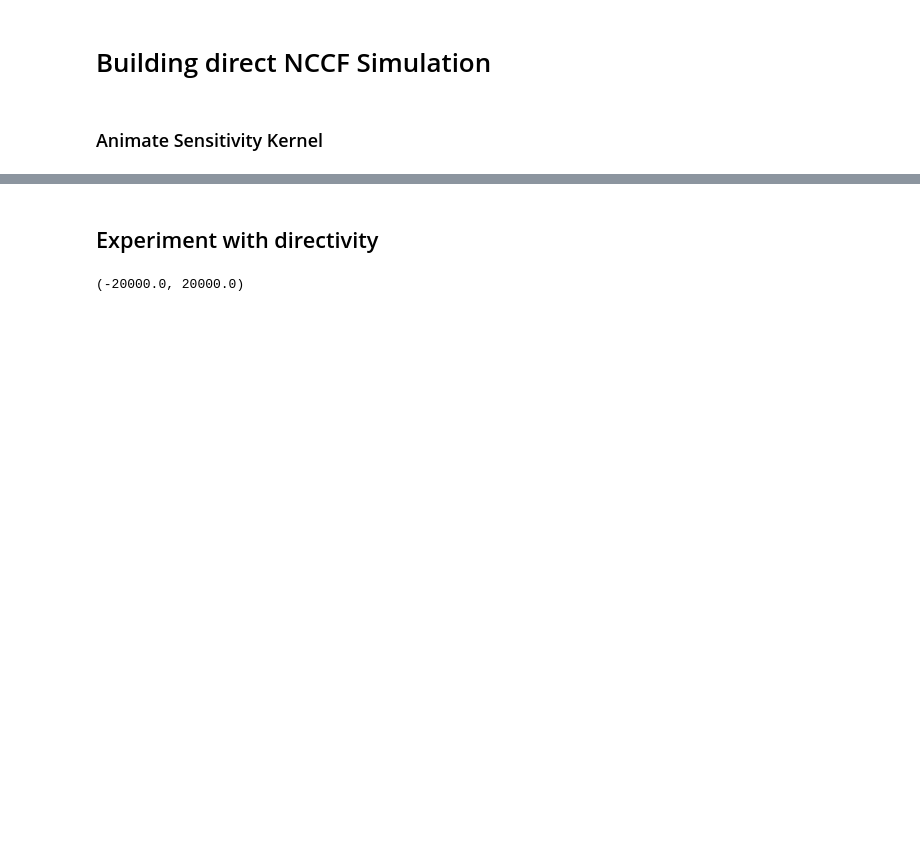
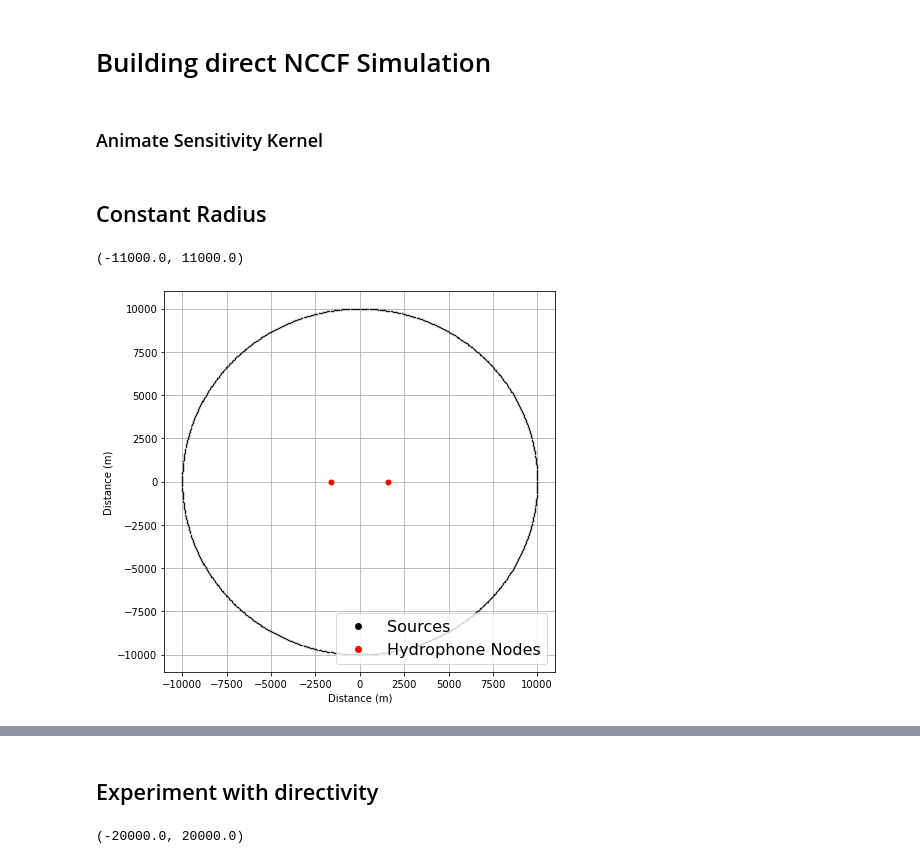
Before and after one commit to John-Ragland/NI_simulation, a Jupyter notebook: scripts/building_directNCCF.ipynb, the cells around one changed output, grey strips where cells are left out. Saved outputs shown, nothing was run; the diff lists cells and outputs as text; code cells hidden in the pictures; blank space fills up the shorter version.

```diff
--- a/scripts/building_directNCCF.ipynb
+++ b/scripts/building_directNCCF.ipynb
@@ -27,3 +28,21 @@ for k, tau in enumerate(tqdm(taus)):
 
     plt.savefig(f'animation/{k:04}.png', dpi=200)
     plt.close()
+# %% [markdown]
+## Constant Radius
+# %%
+# create sources
+theta = 180
+x = 10000*np.cos(np.deg2rad(theta))
+y = 10000*np.sin(np.deg2rad(theta))
+
+sources = ni_sim.source_distribution2D().uniform_circular(radius=10000, center = (0,0), n_sources = 1000 )
+# %%
+env = ni_sim.environment(sources, time_length=30, Fs = 200)
+# %%
+env.plot_env()
+plt.xlim([-11000,11000])
+plt.ylim([-11000,11000])
+# %% [output]
+(-11000.0, 11000.0)
+[figure, added]
```
Also changed, not shown: parts of 9 cells of this notebook, 1 other file.
